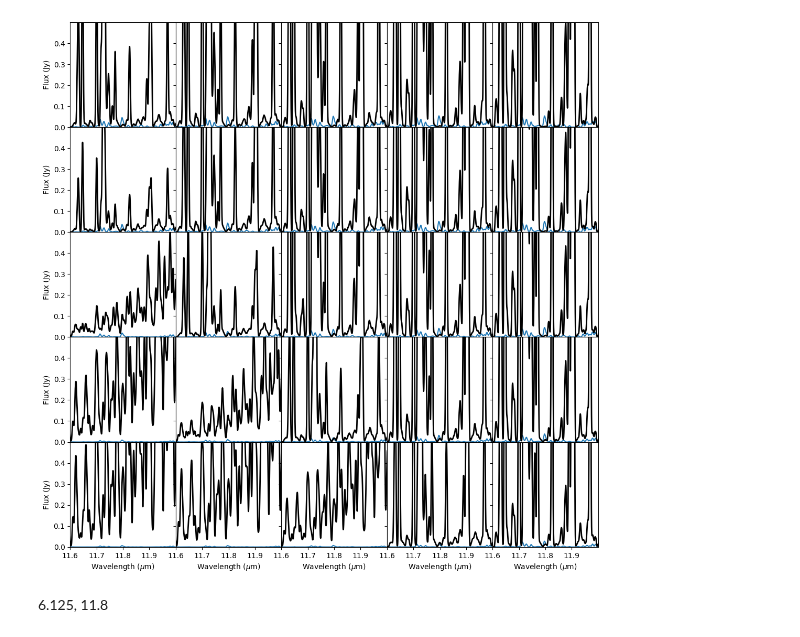
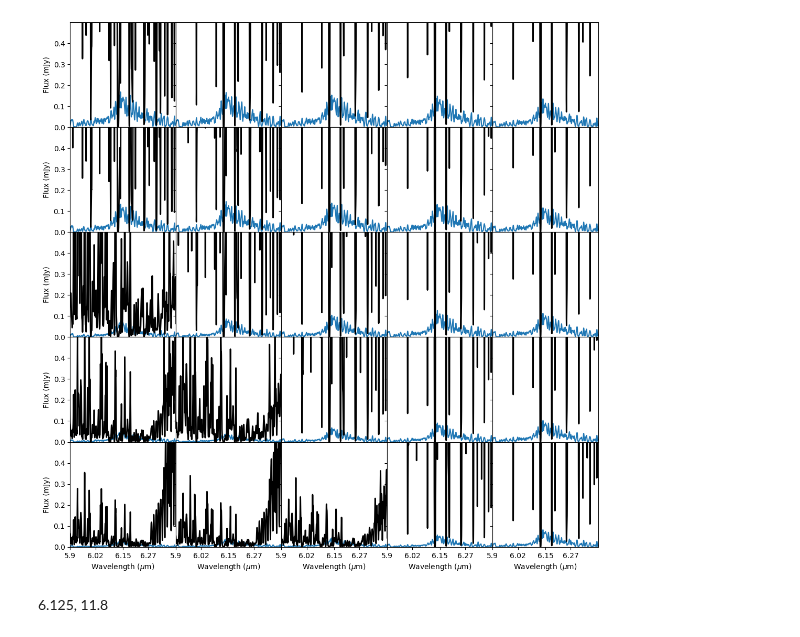
Before and after one commit to nielsklerk/BRP, a Jupyter notebook: New.ipynb, the cells around one changed output. Drawn from its saved outputs; the diff is of its cells as text; code cells hidden in the pictures.

```diff
--- a/New.ipynb
+++ b/New.ipynb
@@ -19,7 +19,7 @@ def total_flux(wl, flux_nu):
     tot_flux = np.trapezoid(flux_lambda, (wl * 1e-4))
     return tot_flux
 # %%
-with open('FLiTsData100.pkl', 'rb') as f:
+with open('FLiTsData1000.pkl', 'rb') as f:
     df = pickle.load(f)
 # %%
 # %matplotlib notebook
@@ -33,8 +33,8 @@ species =['NH3']
 fig = plt.figure(figsize=(13, 13))
 gs = fig.add_gridspec(5, 5, hspace=0, wspace=0)
 axes = gs.subplots(sharex='col', sharey='row').flatten()
-xrange=[11.6, 12]
-yrange=[0,.5]
+xrange=[5.9, 6.4]
+yrange=[0,0.5]
 num_xticks = 5
 num_yticks = 6
 for i in range(25):
@@ -48,35 +48,35 @@ for i in range(25):
         specie_wl = df.loc[df['Model Name'] == model, f'FLiTs {specie} Wavelength'].values[0].copy()
         specie_flux = df.loc[df['Model Name'] == model, f'FLiTs {specie} Flux'].values[0].copy()
         new_specie_flux = np.interp(FLiTs_wl, specie_wl, specie_flux, left=0, right=0)
         # if total_spec is None:
         #     total_spec = new_specie_flux
         # else:
         #     total_spec += new_specie_flux
         # axes[i].fill_between(FLiTs_wl, 0, total_spec*1000, label=specie, zorder=len(species) - index+1,
         #                 color=cmap(index / len(species)))
         # ax.fill_between(specie_wl,0, specie_flux*1000, label=specie, zorder=len(species) - index+1,
         #                 color=cmap(index / len(species)))
         # new_flux = np.interp(FLiTs_wl, specie_wl, specie_flux)
         # ax.plot(FLiTs_wl, np.log10(new_flux/FLiTs_flux+1))
         axes[i].plot(FLiTs_wl, new_specie_flux*1000)
     axes[i].plot(FLiTs_wl, FLiTs_flux*1000, c='black', lw=2, label='FLiTs', zorder=20)
     # ax.plot(specie_wl, specie_flux)
     # ax.plot(total_FLiTs_wl, interp_flux*1000, color='grey', zorder=30)
     # fig.suptitle(model)
     axes[i].set_xlim(xrange)
     axes[i].set_ylim(yrange)
     if n_col == 0:
-        axes[i].set_ylabel("Flux (Jy)")
+        axes[i].set_ylabel("Flux (mJy)")
         axes[i].set_yticks(np.linspace(yrange[0] * 100, yrange[1] * 100, num_yticks, dtype=int)[:-1] / 100)
         axes[i].set_yticklabels(np.linspace(yrange[0] * 100, yrange[1] * 100, num_yticks, dtype=int)[:-1] / 100)
     if n_row == 4:
         axes[i].set_xlabel(r"Wavelength ($\mu$m)")
         axes[i].set_xticks(np.linspace(xrange[0] * 100, xrange[1] * 100, num_xticks, dtype=int)[:-1] / 100)
         axes[i].set_xticklabels(np.linspace(xrange[0] * 100, xrange[1] * 100, num_xticks, dtype=int)[:-1] / 100)
 
 plt.show()
 # %% [output]
-[figure, old version]
+[figure, new version]
 # %% [markdown]
 6.125, 11.8
 # %%
```
Also changed, not shown: parts of 4 cells of this notebook, 1 other file.
